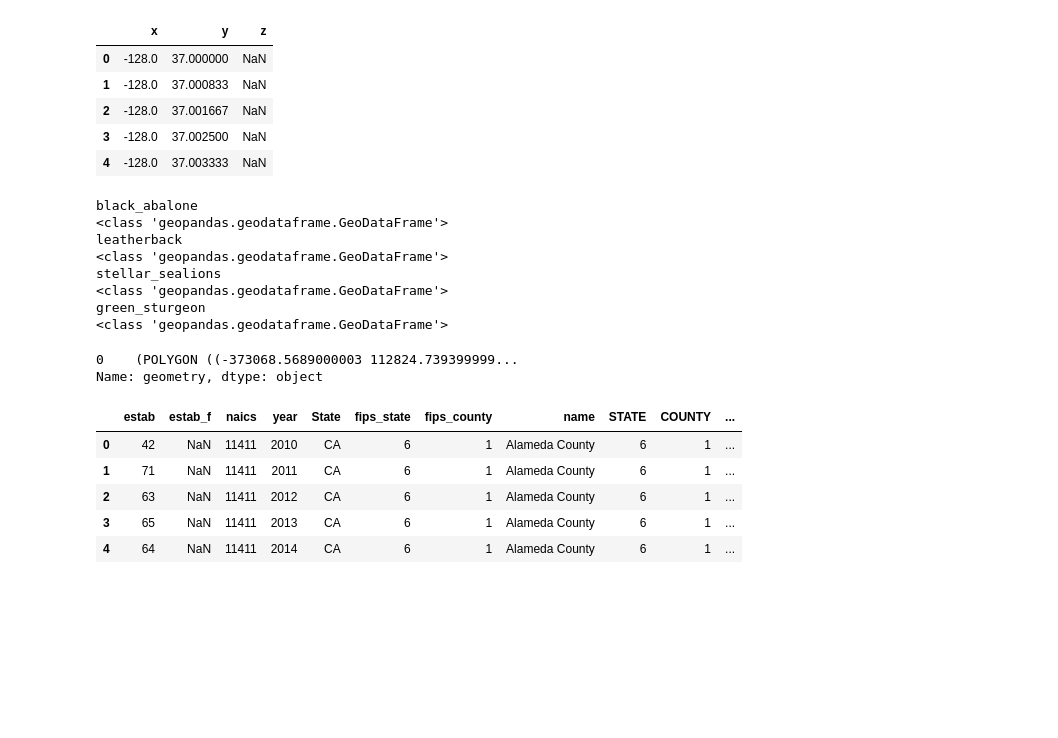
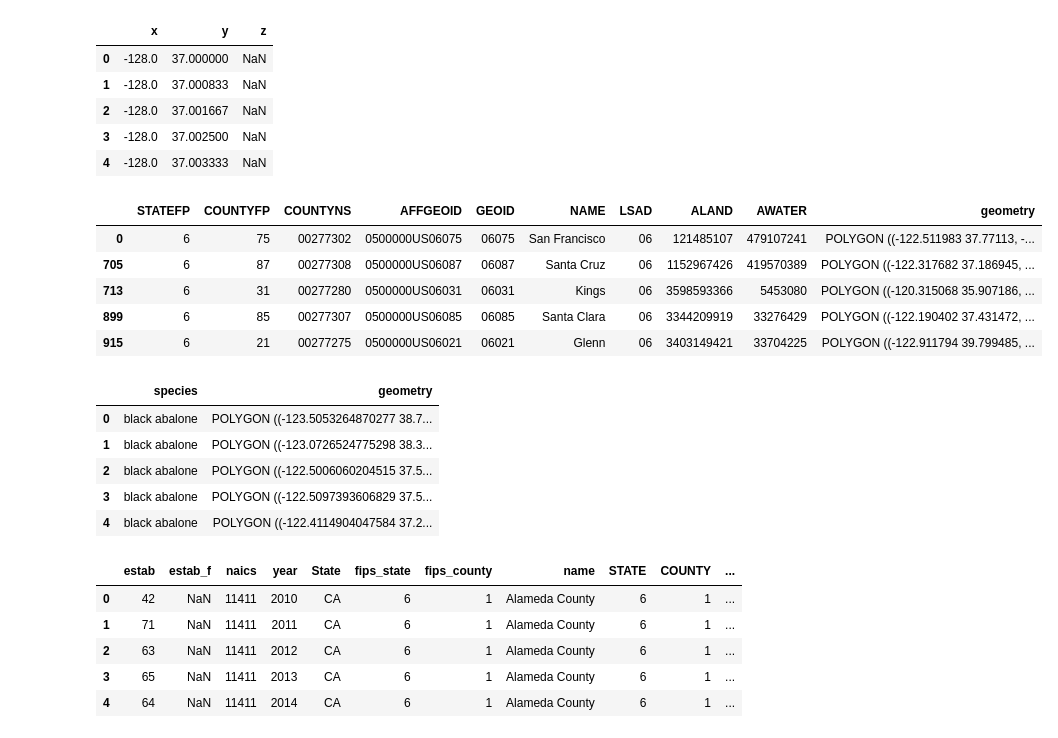
Before and after one commit to UCB-MIDS/Kelp-Capstone, a Jupyter notebook: pipeline/combine_data.ipynb, the cells around one changed output. Drawn from its saved outputs; the diff is of its cells as text; code cells hidden in the pictures; blank space fills up the shorter version.

```diff
--- a/pipeline/combine_data.ipynb
+++ b/pipeline/combine_data.ipynb
@@ -63,25 +63,26 @@ bathymetry.head()
 | 4 | -128.0 | 37.003333 | NaN |
 # %%
 #in lon, lat format
-ca_counties = pd.read_pickle(pickles+'ca_counties.pkl')
+counties = pd.read_pickle(pickles+'ca_counties.pkl')
+counties.head()
+# %% [output]
+|  | STATEFP | COUNTYFP | COUNTYNS | AFFGEOID | GEOID | NAME | LSAD | ALAND | AWATER | geometry |
+| 0 | 6 | 75 | 00277302 | 0500000US06075 | 06075 | San Francisco | 06 | 121485107 | 479107241 | POLYGON ((-122.511983 37.77113, -... |
+| 705 | 6 | 87 | 00277308 | 0500000US06087 | 06087 | Santa Cruz | 06 | 1152967426 | 419570389 | POLYGON ((-122.317682 37.186945, ... |
+| 713 | 6 | 31 | 00277280 | 0500000US06031 | 06031 | Kings | 06 | 3598593366 | 5453080 | POLYGON ((-120.315068 35.907186, ... |
+| 899 | 6 | 85 | 00277307 | 0500000US06085 | 06085 | Santa Clara | 06 | 3344209919 | 33276429 | POLYGON ((-122.190402 37.431472, ... |
+| 915 | 6 | 21 | 00277275 | 0500000US06021 | 06021 | Glenn | 06 | 3403149421 | 33704225 | POLYGON ((-122.911794 39.799485, ... |
 # %%
 #in lon lat format except for leatherbacks which is all messed up
 crit_species = pd.read_pickle(pickles+'crit_species.pkl')
-for i in crit_species.keys():
-    print(i)
-    print(type(crit_species[i]))
-crit_species['leatherback'].geometry
+crit_species.head()
 # %% [output]
-black_abalone
-<class 'geopandas.geodataframe.GeoDataFrame'>
-leatherback
-<class 'geopandas.geodataframe.GeoDataFrame'>
-stellar_sealions
-<class 'geopandas.geodataframe.GeoDataFrame'>
-green_sturgeon
-<class 'geopandas.geodataframe.GeoDataFrame'>
-0    (POLYGON ((-373068.5689000003 112824.739399999...
-Name: geometry, dtype: object
+|  | species | geometry |
+| 0 | black abalone | POLYGON ((-123.5053264870277 38.7... |
+| 1 | black abalone | POLYGON ((-123.0726524775298 38.3... |
+| 2 | black abalone | POLYGON ((-122.5006060204515 37.5... |
+| 3 | black abalone | POLYGON ((-122.5097393606829 37.5... |
+| 4 | black abalone | POLYGON ((-122.4114904047584 37.2... |
 # %%
 #in lat lon format
 protected_areas = pd.read_pickle(pickles+'mpa.pkl')
```
Also changed, not shown: parts of 12 cells of this notebook, 1 other file.
